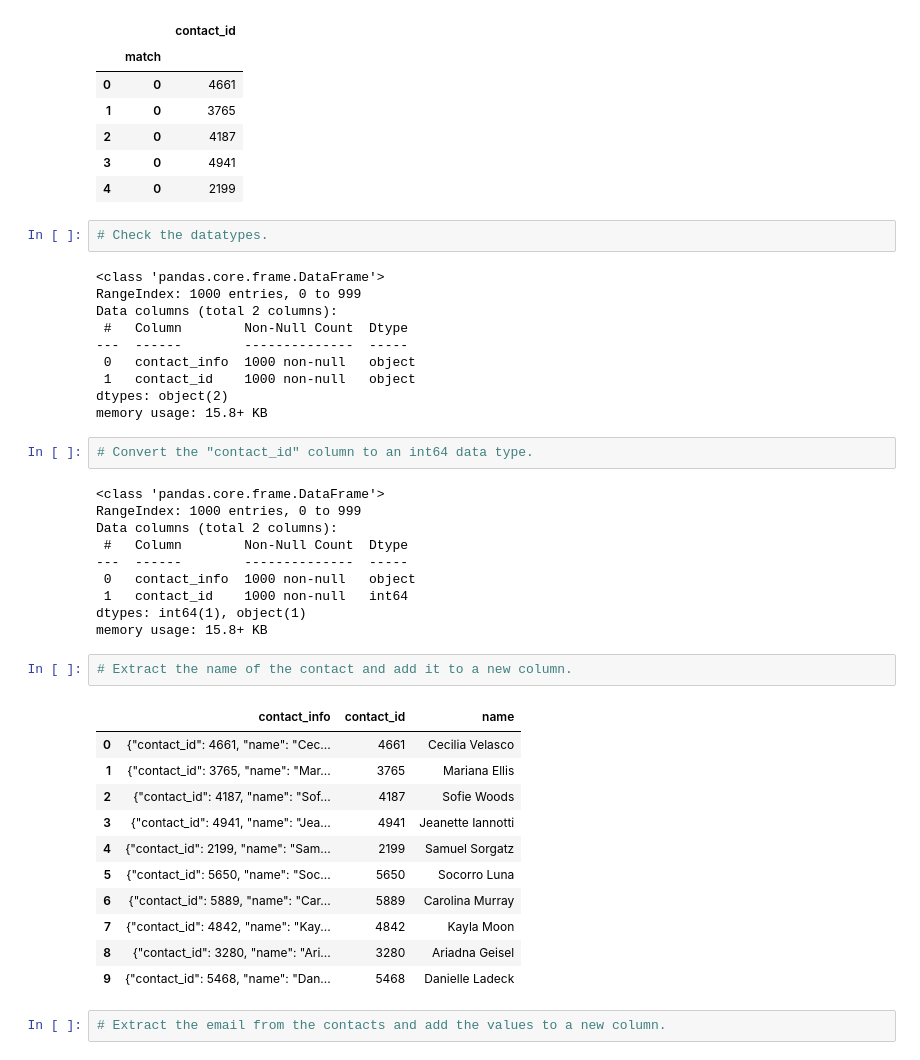
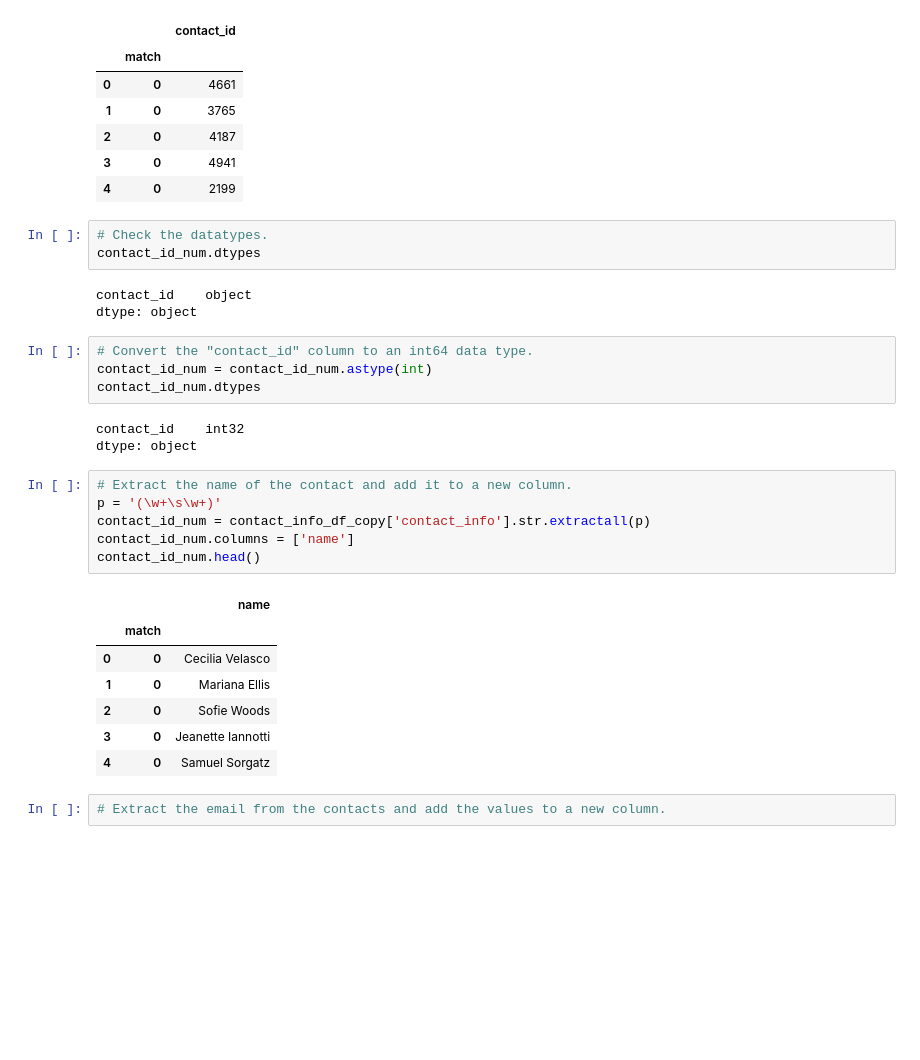
Before and after one commit to MohammedRizwan-1/Data-Extract-Transform-Load-Project, a Jupyter notebook: ETL_Mini_Project_Starter_Code.ipynb, the cells around one changed output. Cells and saved outputs as stored; diff of their text form; blank space fills up the shorter version.

Commit message:
Extracting-Name-Using-REGEX

```diff
--- a/ETL_Mini_Project_Starter_Code.ipynb
+++ b/ETL_Mini_Project_Starter_Code.ipynb
@@ -450,42 +450,31 @@ contact_id_num.head()
 | 4 | 0 | 2199 |
 # %%
 # Check the datatypes.
+contact_id_num.dtypes
 # %% [output]
-<class 'pandas.core.frame.DataFrame'>
-RangeIndex: 1000 entries, 0 to 999
-Data columns (total 2 columns):
- #   Column        Non-Null Count  Dtype
----  ------        --------------  -----
- 0   contact_info  1000 non-null   object
- 1   contact_id    1000 non-null   object
-dtypes: object(2)
-memory usage: 15.8+ KB
+contact_id    object
+dtype: object
 # %%
 # Convert the "contact_id" column to an int64 data type.
+contact_id_num = contact_id_num.astype(int)
+contact_id_num.dtypes
 # %% [output]
-<class 'pandas.core.frame.DataFrame'>
-RangeIndex: 1000 entries, 0 to 999
-Data columns (total 2 columns):
- #   Column        Non-Null Count  Dtype
----  ------        --------------  -----
- 0   contact_info  1000 non-null   object
- 1   contact_id    1000 non-null   int64
-dtypes: int64(1), object(1)
-memory usage: 15.8+ KB
+contact_id    int32
+dtype: object
 # %%
 # Extract the name of the contact and add it to a new column.
+p = '(\w+\s\w+)'
+contact_id_num = contact_info_df_copy['contact_info'].str.extractall(p)
+contact_id_num.columns = ['name']
+contact_id_num.head()
 # %% [output]
-|  | contact_info | contact_id | name |
-| 0 | {"contact_id": 4661, "name": "Cec... | 4661 | Cecilia Velasco |
-| 1 | {"contact_id": 3765, "name": "Mar... | 3765 | Mariana Ellis |
-| 2 | {"contact_id": 4187, "name": "Sof... | 4187 | Sofie Woods |
-| 3 | {"contact_id": 4941, "name": "Jea... | 4941 | Jeanette Iannotti |
-| 4 | {"contact_id": 2199, "name": "Sam... | 2199 | Samuel Sorgatz |
-| 5 | {"contact_id": 5650, "name": "Soc... | 5650 | Socorro Luna |
-| 6 | {"contact_id": 5889, "name": "Car... | 5889 | Carolina Murray |
-| 7 | {"contact_id": 4842, "name": "Kay... | 4842 | Kayla Moon |
-| 8 | {"contact_id": 3280, "name": "Ari... | 3280 | Ariadna Geisel |
-| 9 | {"contact_id": 5468, "name": "Dan... | 5468 | Danielle Ladeck |
+|  |  | name |
+|  | match |  |
+| 0 | 0 | Cecilia Velasco |
+| 1 | 0 | Mariana Ellis |
+| 2 | 0 | Sofie Woods |
+| 3 | 0 | Jeanette Iannotti |
+| 4 | 0 | Samuel Sorgatz |
 # %%
 # Extract the email from the contacts and add the values to a new column.
 # %% [output]
```
